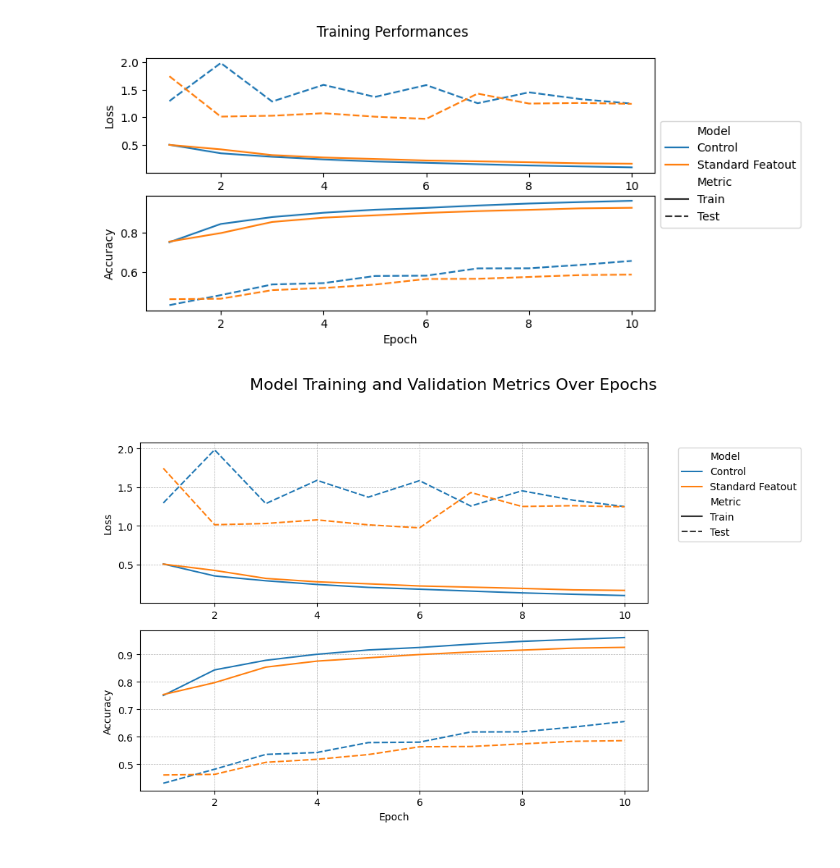
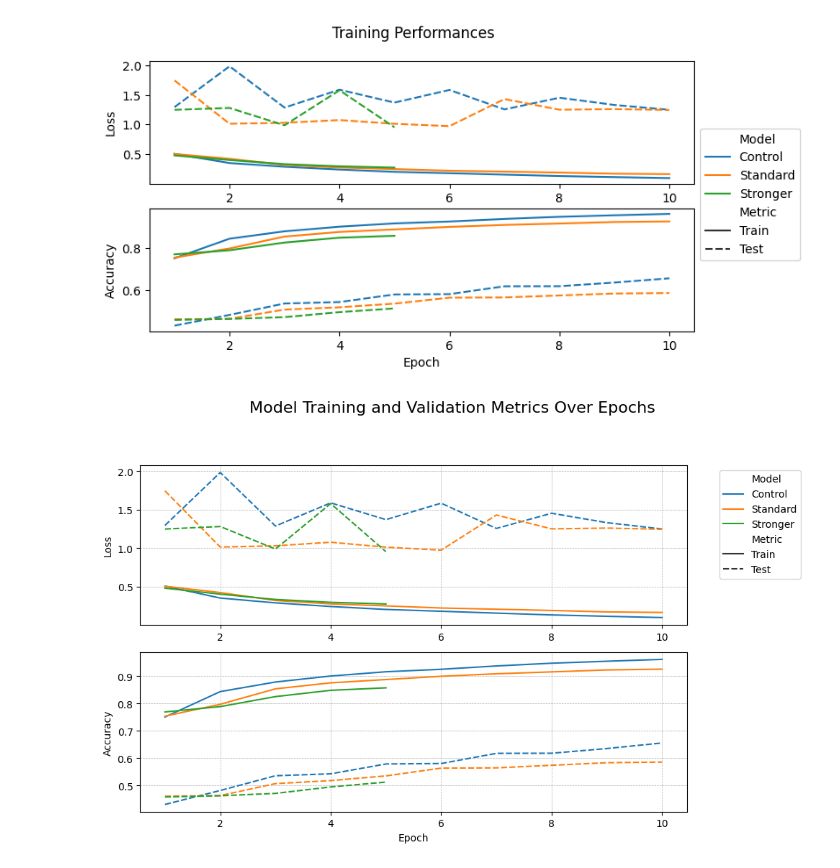
Before and after one commit to MockaWolke/featout_hackathon, a Jupyter notebook: analyze/analyze_comp.ipynb, the cells around one changed output. Drawn from its saved outputs; the diff is of its cells as text; code cells hidden in the pictures.

```diff
--- a/analyze/analyze_comp.ipynb
+++ b/analyze/analyze_comp.ipynb
@@ -9,47 +9,59 @@ os.chdir("..")
 control = pd.read_csv("logs/Control/logs.csv")
 control["Model"] = "Control"
 hers = pd.read_csv("logs/Standard_Featout/logs.csv")
-hers["Model"] = "Standard Featout"
+hers["Model"] = "Standard"
+
+data = {
+    'Epoch': [1, 2, 3, 4, 5],
+    'Train Loss': [0.4792, 0.4015, 0.3323, 0.2953, 0.2736],
+    'Train Accuracy': [0.7690, 0.7886, 0.8251, 0.8481, 0.8572],
+    'Test Loss': [1.2487, 1.2814, 0.9881, 1.5799, 0.9540],
+    'Test Accuracy': [0.4580, 0.4626, 0.4712, 0.4948, 0.5126],
+}
+
+stronger = pd.DataFrame(data)
+stronger["Model"] = "Stronger"
+
 # ours = pd.read_csv("logs/Ours_Featout/logs.csv")
 # ours["Model"] = "Stronger Featout"
 
 
 
-df = pd.concat([control, hers])
+df = pd.concat([control, hers, stronger])
 # Melt the dataframe to combine accuracy and loss columns
 df_melted = pd.melt(df, id_vars=['Epoch', 'Model'], value_vars=['Train Accuracy', 'Test Accuracy', 'Train Loss', 'Test Loss'],
                 var_name='Metric', value_name='Metric Value')
 
 plt.figure(figsize = (8, 4))
 ax1 = plt.subplot(2, 1,1)
 
 
 def drop_metric(a):
     if "Accuracy" in a:
         return a.replace(" Accuracy", "")
 
     return a.replace(" Loss", "")
 
 goal = ['Train Accuracy', 'Test Accuracy']
 plt.ylabel("Loss")
 to_plot = df_melted.query("  Metric  not in  @goal").copy()
 to_plot["Metric"] =to_plot["Metric"].apply(drop_metric)
 
 sns.lineplot(data=to_plot, x='Epoch', y='Metric Value', hue='Model', style='Metric')
 
 ax2 = plt.subplot(2, 1,2, sharex = ax1)
 
 to_plot = df_melted.query("  Metric  in @goal").copy()
 to_plot["Metric"] =to_plot["Metric"].apply(drop_metric)
 plt.ylabel("Accuracy")
 sns.lineplot(data=to_plot, x='Epoch', y='Metric Value', hue='Model', style='Metric', legend = None)
 
 ax1.legend(bbox_to_anchor=(1, 0.5))
 #
 plt.suptitle("Training Performances")
 plt.show()
 # %% [output]
-[figure, old version]
+[figure, new version]
 # %%
 plt.figure(figsize=(10, 6))
 
@@ -87,4 +99,4 @@ plt.savefig("imgs/results.jpg", dpi=300, bbox_inches='tight')
 
 plt.show()
 # %% [output]
-[figure, old version]
+[figure, new version]
```
Also changed, not shown: 6 other files.
